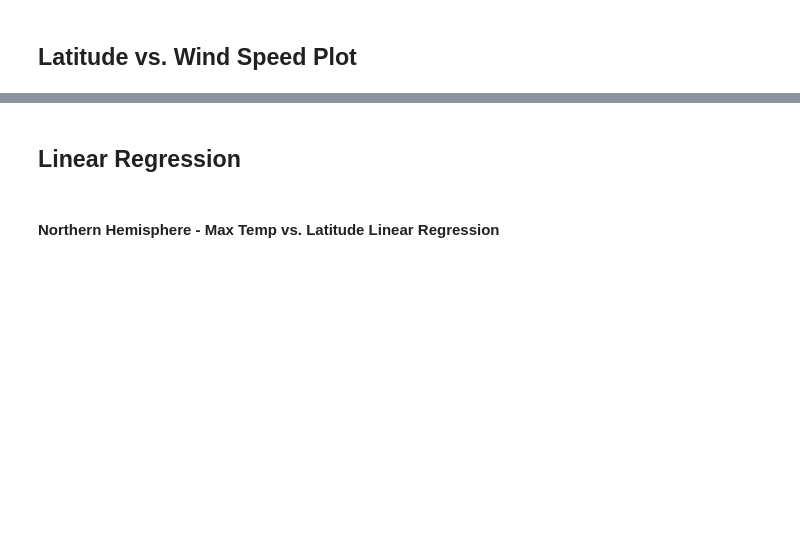
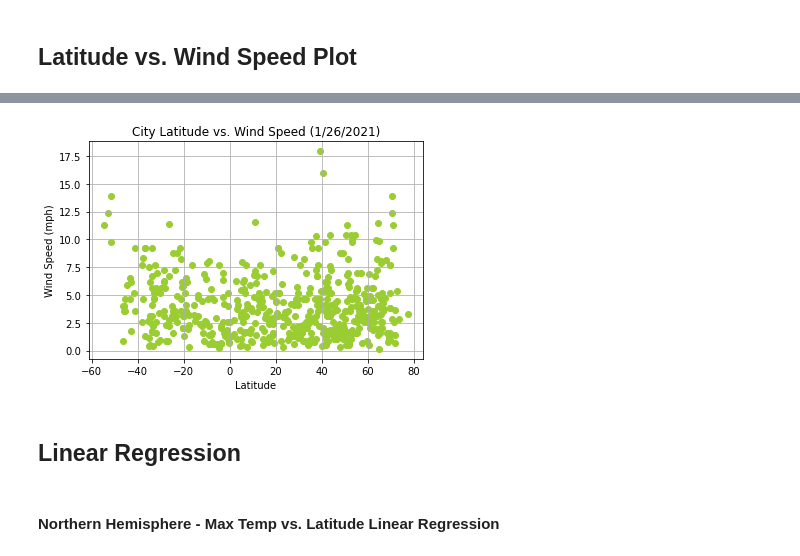
Before and after one commit to andrewneher/python-api-challenge, a Jupyter notebook: WeatherPy/ANeher_WeatherPy.ipynb, the cells around one changed output, grey strips where cells are left out. Cells and saved outputs as stored; diff of their text form; code cells hidden in the pictures; blank space fills up the shorter version.

```diff
--- a/WeatherPy/ANeher_WeatherPy.ipynb
+++ b/WeatherPy/ANeher_WeatherPy.ipynb
@@ -251,3 +204,11 @@ Int64Index([], dtype='int64')
+# %%
+plt.scatter(city_df['lat'], city_df['wind_speed'], color="yellowgreen")
+plt.xlabel("Latitude")
+plt.ylabel("Wind Speed (mph)")
+plt.title("City Latitude vs. Wind Speed (1/26/2021)")
+plt.grid(True)
+# %% [output]
+[figure, added]
 # %% [markdown]
 ## Linear Regression
 # %% [markdown]
```
Also changed, not shown: parts of 17 cells of this notebook, 1 other file.
